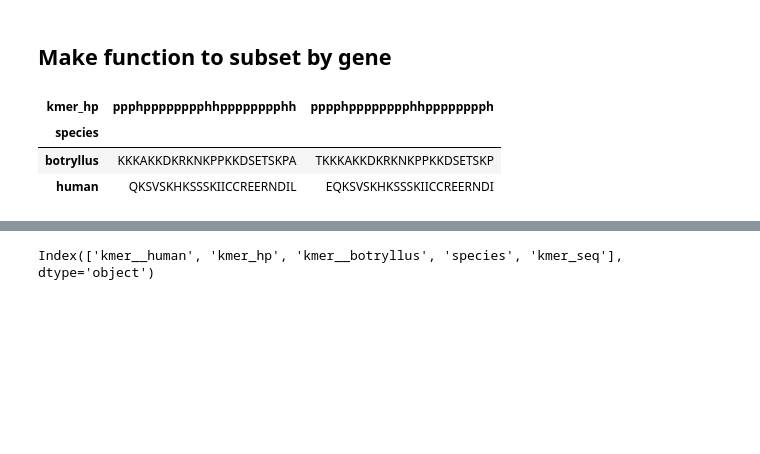
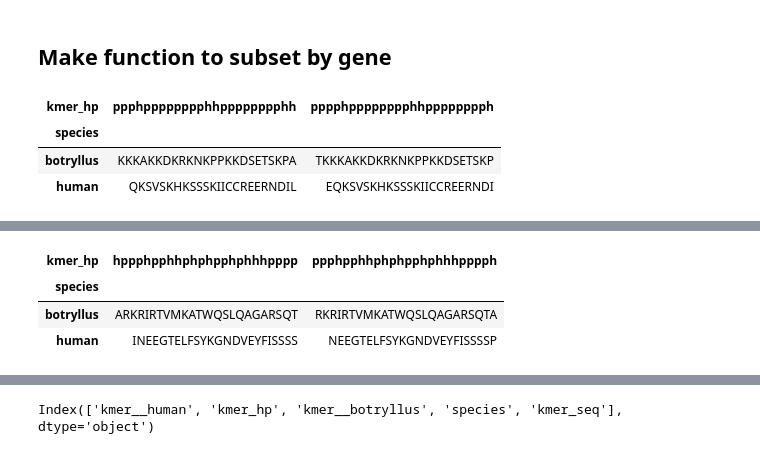
Before and after one commit to olgabot/botryllus-mhc, a Jupyter notebook: notebooks/005_bhf_kmer_matches.ipynb, the cells around one changed output, grey strips where cells are left out. Cells and saved outputs as stored; diff of their text form; code cells hidden in the pictures; blank space fills up the shorter version.

```diff
--- a/notebooks/005_bhf_kmer_matches.ipynb
+++ b/notebooks/005_bhf_kmer_matches.ipynb
@@ -383,11 +388,12 @@ def subset_gene_kmers(bhf_human_kmers, gene_symbol):
         else x["kmer__botryllus"],
         axis=1,
     )
-    return tidy
+    pivoted = tidy.pivot(columns="kmer_hp", index="species", values="kmer_seq")
+    return pivoted
 
 
-ift122_tidy = subset_gene_kmers(bhf_human_kmers, "IFT122")
-ift122_tidy.pivot(columns="kmer_hp", index="species", values="kmer_seq")
+ift122 = subset_gene_kmers(bhf_human_kmers, "IFT122")
+ift122
 # %% [output]
 | kmer_hp | ppphpppppppphhpppppppphh | pppphpppppppphhpppppppph |
 | species |  |  |
@@ -395,0 +433,6 @@ ift122_tidy.pivot(columns="kmer_hp", index="species", values="kmer_seq")
+# %%
+gene_symbol_pattern = "gene_symbol:([\w\d\-]+)"
+re.findall(
+    gene_symbol_pattern,
+    "ENSP00000291574.4 pep chromosome:GRCh38:21:44012309:44106552:1 gene:ENSG00000160218.13 transcript:ENST00000291574.9 gene_biotype:protein_coding transcript_biotype:protein_coding gene_symbol:TRAPPC10 description:trafficking protein particle complex 10 [Source:HGNC Symbol;Acc:HGNC:11868]",
+)
@@ -395,0 +456,5 @@ ift122_tidy.pivot(columns="kmer_hp", index="species", values="kmer_seq")
+# %%
+symbol_to_seq = {
+    re.findall(gene_symbol_pattern, r["name"])[0]: r["sequence"] for r in bhf_matches
+}
+len(symbol_to_seq)
@@ -395,0 +515,61 @@ ift122_tidy.pivot(columns="kmer_hp", index="species", values="kmer_seq")
+# %%
+def get_matching_kmer_subsequence(sequence, kmers, gene_symbol):
+    i_min = len(sequence)
+    i_max = 0
+    for kmer_human in kmers:
+        i_kmer = sequence.find(kmer_human)
+        # if i_kmer =< 0:
+        #     continue
+
+        if i_kmer < i_min:
+            i_min = i_kmer
+        if i_kmer > i_max:
+            i_max = i_kmer
+    j = i_max + len(kmer_human)
+
+    #     print(f'i_min: {i_min}')
+    #     print(f'i_max: {i_max}')
+    #     print(f'j: {j}')
+
+
+    print(f">{gene_symbol}")
+    print(f"before match: {sequence[:i_min]}\n")
+    print(f"matching: {sequence[i_min:j]}\n")
+    print(f"after match: {sequence[j:]}")
+    print(f"Match range (1-based): {i_min+1}-{j}")
+    return sequence[i_min:j]
+
+
+for gene_symbol in search.symbol.unique():
+    print(f"\n\n--- {gene_symbol} ---")
+    df = subset_gene_kmers(bhf_human_kmers, gene_symbol)
+    display(df)
+    sequence = symbol_to_seq[gene_symbol]
+    get_matching_kmer_subsequence(
+        symbol_to_seq[gene_symbol], df.loc["human"], gene_symbol
+    )
+    print('-')
+    get_matching_kmer_subsequence(bhf["sequence"], df.loc["botryllus"], "BHF")
+
+    #     i_min = len(sequence)
+    #     i_max = 0
+    #     for kmer_human in df.loc['human']:
+    #         i_kmer = sequence.find(kmer_human)
+    #         # if i_kmer =< 0:
+    #         #     continue
+
+    #         if i_kmer < i_min:
+    #             i_min = i_kmer
+    #         if i_kmer > i_max:
+    #             i_max = i_kmer
+    #     j = i_max + len(kmer_human)
+
+    # #     print(f'i_min: {i_min}')
+    # #     print(f'i_max: {i_max}')
+    # #     print(f'j: {j}')
+
+#     print(f'>{gene_symbol}')
+#     print(f'{sequence[:i_min]}\n')
+#     print(f'matching: {sequence[i_min:j]}\n')
+#     print(f'{sequence[j:]}')
+# %% [output]
@@ -395,0 +643,4 @@ ift122_tidy.pivot(columns="kmer_hp", index="species", values="kmer_seq")
+| kmer_hp | hppphpphhphphpphphhhpppp | ppphpphhphphpphphhhpppph |
+| species |  |  |
+| botryllus | ARKRIRTVMKATWQSLQAGARSQT | RKRIRTVMKATWQSLQAGARSQTA |
+| human | INEEGTELFSYKGNDVEYFISSSS | NEEGTELFSYKGNDVEYFISSSSP |
```
Also changed, not shown: parts of 21 cells of this notebook, 1 other file.
